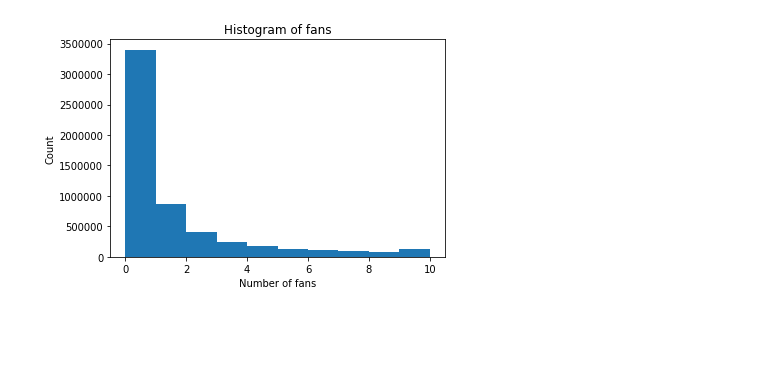
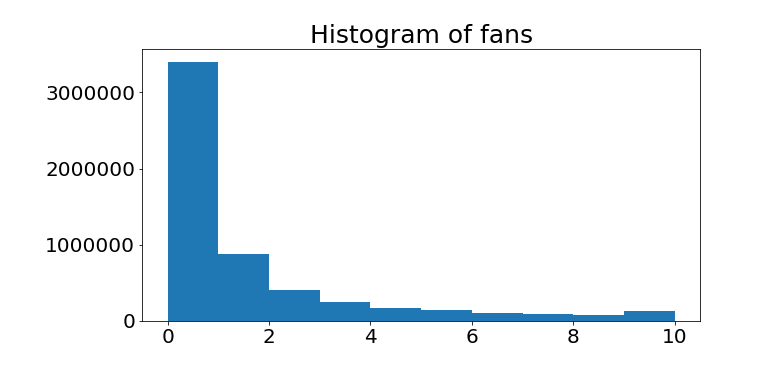
Before and after one commit to ridhi1412/personalization_final_proj, a Jupyter notebook: python/EDA.ipynb, the cells around one changed output. Saved outputs shown, nothing was run; the diff lists cells and outputs as text; code cells hidden in the pictures; blank space fills up the shorter version.

```diff
--- a/python/EDA.ipynb
+++ b/python/EDA.ipynb
@@ -10,9 +10,9 @@ gc.collect()
 warnings.simplefilter('ignore')
 # %%
 # Loading user json
-line_count = len(open("../data/review.json").readlines())
+line_count = len(open("../data/review.json", encoding="utf8").readlines())
 user_ids, business_ids, stars, dates = [], [], [], []
-with open("../data/review.json") as f:
+with open("../data/review.json", encoding="utf8") as f:
     for line in tqdm(f, total=line_count):
         blob = json.loads(line)
         user_ids += [blob["user_id"]]
@@ -27,12 +27,12 @@ ratings = pd.DataFrame(
 # %%
 # To get business json
 
-line_count = len(open("../data/business.json").readlines())
+line_count = len(open("../data/business.json", encoding="utf8").readlines())
 name, business_id, address, city, state, postal_code = [], [], [], [], [], []
 latitude, longitude, stars, review_count = [], [], [], []
 is_open, attributes, GoodForKids, categories, hours = [], [], [], [], []
 
-with open("../data/business.json") as f:
+with open("../data/business.json", encoding="utf8") as f:
     for line in tqdm(f, total=line_count):
         blob = json.loads(line)
         name += [blob["name"]]
@@ -55,14 +55,14 @@ business = pd.DataFrame(
 # %%
 # To get user json
 
-line_count = len(open("../data/user.json").readlines())
+line_count = len(open("../data/user.json", encoding="utf8").readlines())
 name, user_id, review_count, yelping_since, useful = [], [], [], [], []
 funny, cool, elite, fans = [], [], [], []
 average_stars, compliment_hot, compliment_more, compliment_profile = [], [], [], []
 compliment_cute, compliment_list, compliment_note, compliment_plain, compliment_cool = [], [], [], [], []
 compliment_funny, compliment_writer, compliment_photos = [], [], []
 
-with open("../data/user.json") as f:
+with open("../data/user.json", encoding="utf8") as f:
     for line in tqdm(f, total=line_count):
         blob = json.loads(line)
         name += [blob["name"]]
@@ -111,10 +111,10 @@ user.head(2)
 # %%
 # To get tip json
 
-line_count = len(open("../data/tip.json").readlines())
+line_count = len(open("../data/tip.json", encoding="utf8").readlines())
 business_id, user_id, text, date, compliment_count = [], [], [], [], []
 
-with open("../data/tip.json") as f:
+with open("../data/tip.json", encoding="utf8") as f:
     for line in tqdm(f, total=line_count):
         blob = json.loads(line)
         business_id += [blob["business_id"]]
@@ -233,8 +263,12 @@ plt.show()
 # %%
+fig, ax = plt.subplots(figsize=(10, 5))
 plt.hist(temp.fans[temp.fans<=10])
-plt.title('Histogram of fans')
-plt.xlabel('Number of fans')
-plt.ylabel('Count')
+plt.title('Histogram of fans', fontsize=25)
+# plt.xlabel('Number of fans')
+# plt.ylabel('Count')
+ax.tick_params(axis="x", labelsize=20)
+ax.tick_params(axis="y", labelsize=20)
+plt.savefig(r'../figures/fans.png', dpi=200, bbox_inches='tight')
 plt.show()
 # %% [output]
-[figure, old version]
+[figure, new version]
```
Also changed, not shown: parts of 19 cells of this notebook.
